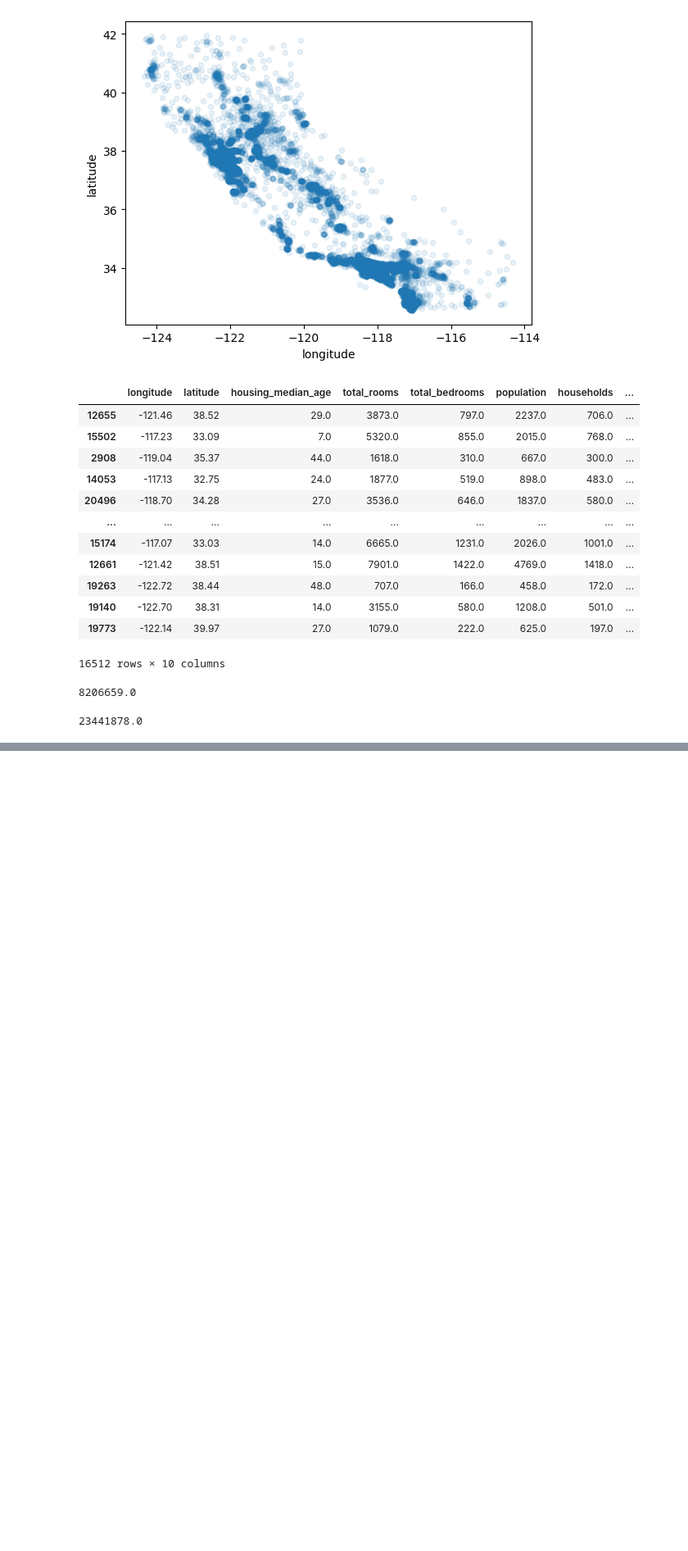
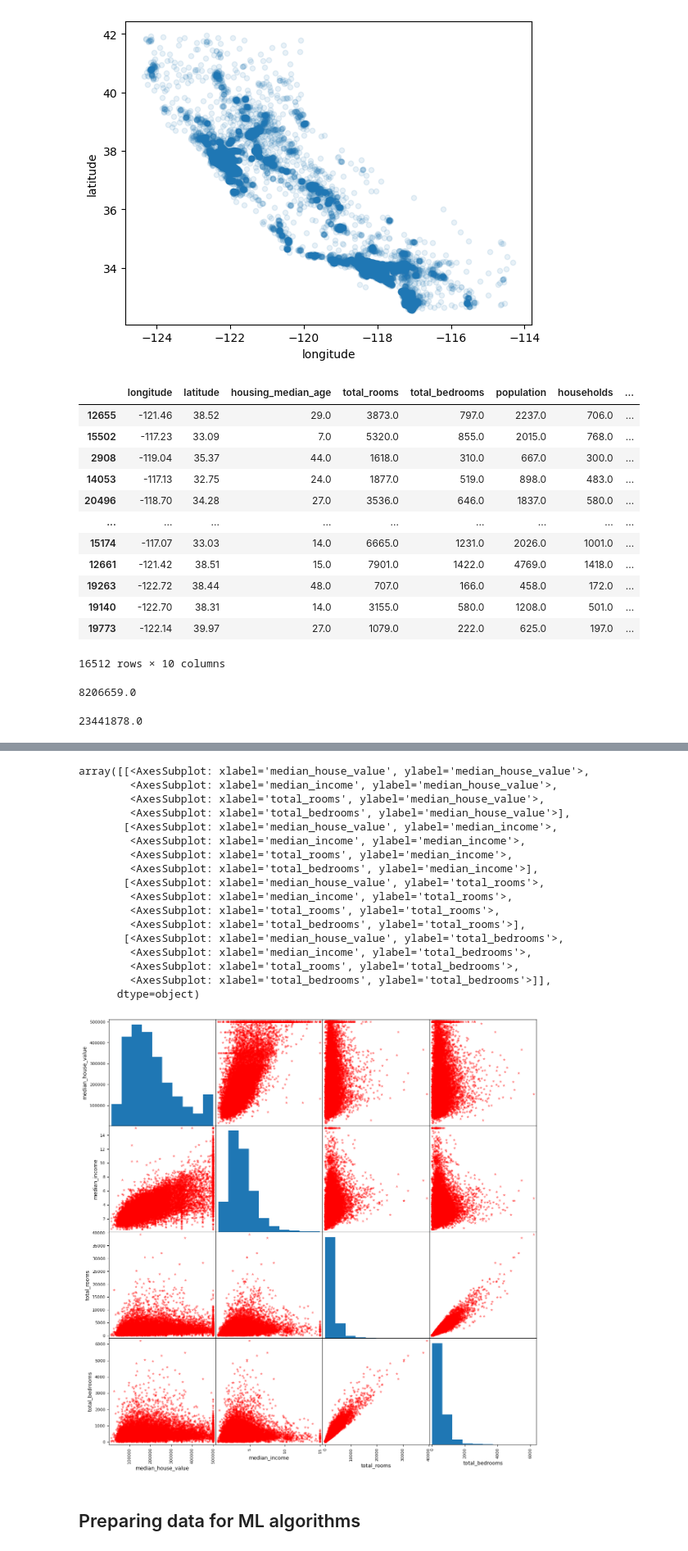
Before and after one commit to BibekRai44/Hands-on-Machine-Learning, a Jupyter notebook: chapter 2/chapter 2.ipynb, the cells around one changed output, grey strips where cells are left out. Shown at 82% size. Saved outputs shown, nothing was run; the diff lists cells and outputs as text; code cells hidden in the pictures; blank space fills up the shorter version.

```diff
--- a/chapter 2/chapter 2.ipynb
+++ b/chapter 2/chapter 2.ipynb
@@ -272,0 +305,24 @@ totalpopulation
+# %%
+specific_attributes=['median_house_value','median_income','total_rooms','total_bedrooms']
+scatter_matrix(housing[specific_attributes],figsize=(15,15),marker='*',color='red')
+# %% [output]
+array([[<AxesSubplot: xlabel='median_house_value', ylabel='median_house_value'>,
+        <AxesSubplot: xlabel='median_income', ylabel='median_house_value'>,
+        <AxesSubplot: xlabel='total_rooms', ylabel='median_house_value'>,
+        <AxesSubplot: xlabel='total_bedrooms', ylabel='median_house_value'>],
+       [<AxesSubplot: xlabel='median_house_value', ylabel='median_income'>,
+        <AxesSubplot: xlabel='median_income', ylabel='median_income'>,
+        <AxesSubplot: xlabel='total_rooms', ylabel='median_income'>,
+        <AxesSubplot: xlabel='total_bedrooms', ylabel='median_income'>],
+       [<AxesSubplot: xlabel='median_house_value', ylabel='total_rooms'>,
+        <AxesSubplot: xlabel='median_income', ylabel='total_rooms'>,
+        <AxesSubplot: xlabel='total_rooms', ylabel='total_rooms'>,
+        <AxesSubplot: xlabel='total_bedrooms', ylabel='total_rooms'>],
+       [<AxesSubplot: xlabel='median_house_value', ylabel='total_bedrooms'>,
+        <AxesSubplot: xlabel='median_income', ylabel='total_bedrooms'>,
+        <AxesSubplot: xlabel='total_rooms', ylabel='total_bedrooms'>,
+        <AxesSubplot: xlabel='total_bedrooms', ylabel='total_bedrooms'>]],
+      dtype=object)
+[figure, added]
+# %% [markdown]
+## Preparing data for ML algorithms
```
Also changed, not shown: parts of 8 cells of this notebook.
